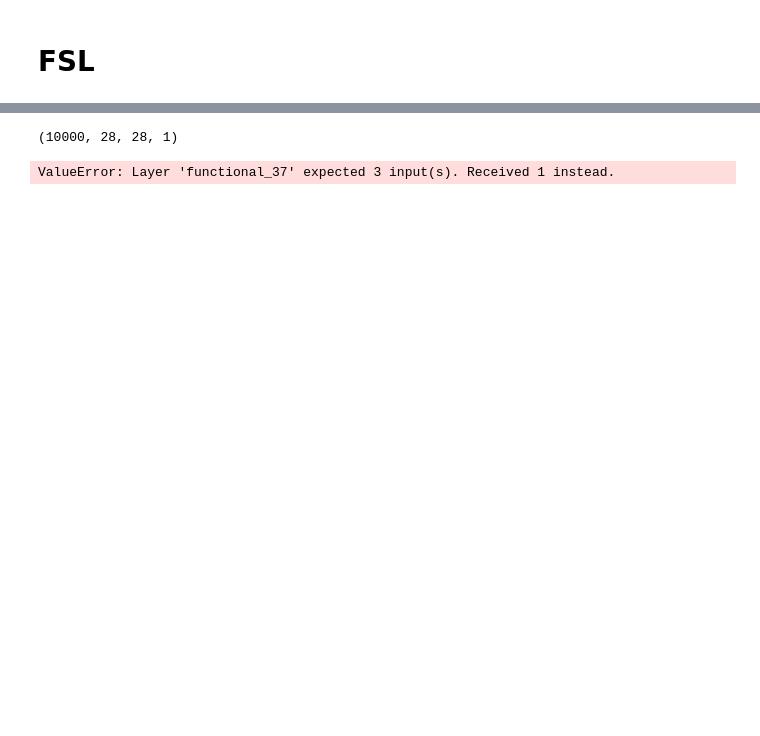
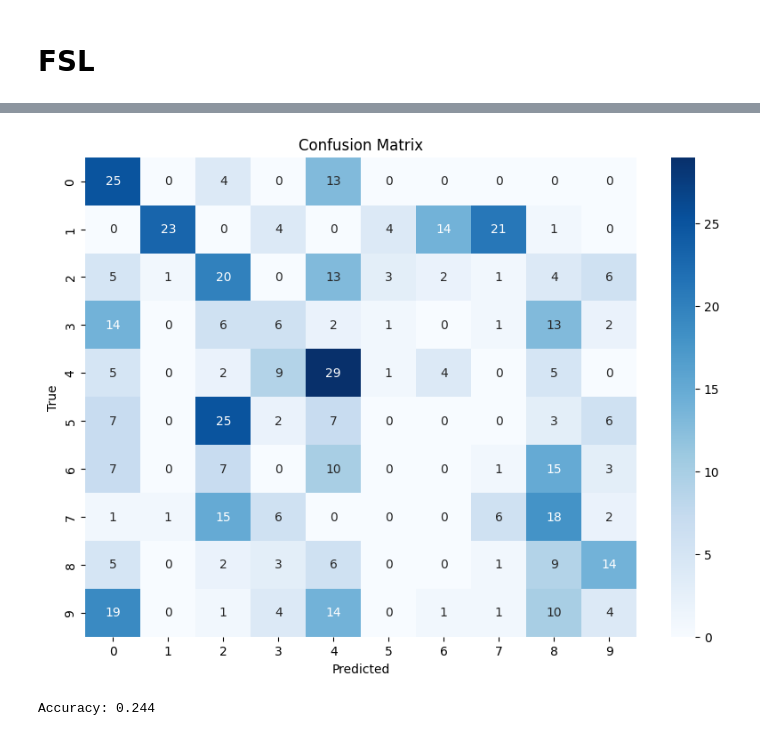
Before and after one commit to EFCK/Few-Shot-Learning, a Jupyter notebook: efe.ipynb, the cells around one changed output, grey strips where cells are left out. Saved outputs shown, nothing was run; the diff lists cells and outputs as text; code cells hidden in the pictures; blank space fills up the shorter version.

```diff
--- a/efe.ipynb
+++ b/efe.ipynb
@@ -313,0 +321,12 @@ support_set = get_random_support(X_train, Y_train, n, k)
+# %%
+# query image
+query_image = x_test[0:500]
+
+
+# get the feature of the query image
+
+feature = triplet_network.predict([query_image, query_image,query_image])
+feature = feature[:,0,:]
+
+feature = feature / np.linalg.norm(feature, axis=1, keepdims=True)
+feature.shape
@@ -318,8 +340,34 @@ support_set.shape
-# %%
-x_test.shape
-# %% [output]
-(10000, 28, 28, 1)
-# %%
-prediction = triplet_network.predict(x_test)
-# %% [output]
-ValueError: Layer 'functional_37' expected 3 input(s). Received 1 instead.
+# %%
+# calculate euclidian distance
+
+def distance(x, y):
+    return np.sum(np.square(x - y), axis=-1)
+# %%
+predictions = []
+for row in feature:
+    distances = []
+    for support in support_set:
+        distances.append(distance(row, support))
+    prediction = np.argmin(distances)
+    predictions.append(prediction)
+
+predictions = np.array(predictions)
+# %%
+# create a confusion matrix
+cm = confusion_matrix(y_test[:500], predictions)
+cm = pd.DataFrame(cm, index=range(10), columns=range(10))
+plt.figure(figsize=(10, 7))
+sns.heatmap(cm, annot=True, fmt="d", cmap="Blues")
+plt.xlabel("Predicted")
+plt.ylabel("True")
+plt.title("Confusion Matrix")
+plt.show()
+# %% [output]
+[figure, added]
+# %%
+# print accuracy
+from sklearn.metrics import accuracy_score
+accuracy = accuracy_score(y_test[:500], predictions)
+print(f"Accuracy: {accuracy}")
+# %% [output]
+Accuracy: 0.244
```
Also changed, not shown: parts of 14 cells of this notebook.
